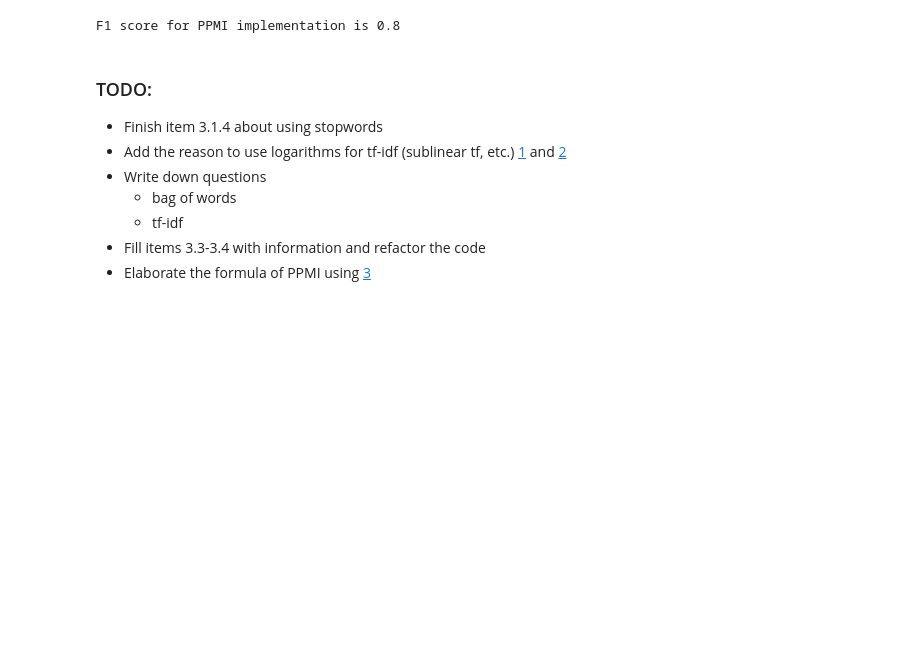
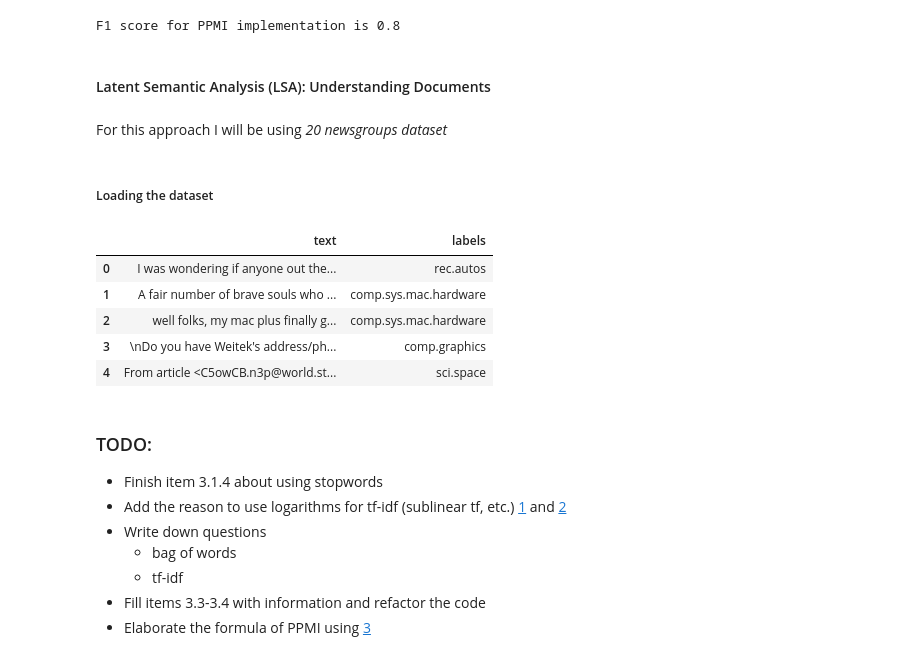
Before and after one commit to Extremesarova/nlp, a Jupyter notebook: groundwork/embeddings.ipynb, the cells around one changed output. Cells and saved outputs as stored; diff of their text form; code cells hidden in the pictures; blank space fills up the shorter version.

```diff
--- a/groundwork/embeddings.ipynb
+++ b/groundwork/embeddings.ipynb
@@ -774,3 +775,33 @@ f1_ppmi = f1_score(pred, val['author'], average='macro')
 print(f"F1 score for PPMI implementation is {f1_ppmi.round(2)}")
 # %% [output]
 F1 score for PPMI implementation is 0.8
+# %% [markdown]
+#### Latent Semantic Analysis (LSA): Understanding Documents
+# %% [markdown]
+For this approach I will be using *20 newsgroups dataset*
+# %% [markdown]
+##### Loading the dataset
+# %%
+data_all_train = fetch_20newsgroups(
+    shuffle=True,
+    random_state=SEED,
+    remove=('headers', "footers", "quotes"),
+    return_X_y=False,
+)
+# %%
+target_names = data_all_train['target_names']
+labels = data_all_train['target']
+data = data_all_train['data']
+
+categories_map = {i:category for i, category in enumerate(target_names)}
+named_labels = [categories_map[label] for label in labels]
+# %%
+news_df = pd.DataFrame({"text":data, "labels":named_labels})
+news_df.head()
+# %% [output]
+|  | text | labels |
+| 0 | I was wondering if anyone out the... | rec.autos |
+| 1 | A fair number of brave souls who ... | comp.sys.mac.hardware |
+| 2 | well folks, my mac plus finally g... | comp.sys.mac.hardware |
+| 3 | \nDo you have Weitek's address/ph... | comp.graphics |
+| 4 | From article <C5owCB.n3p@world.st... | sci.space |
```
Also changed, not shown: parts of 5 cells of this notebook, 1 other file.
